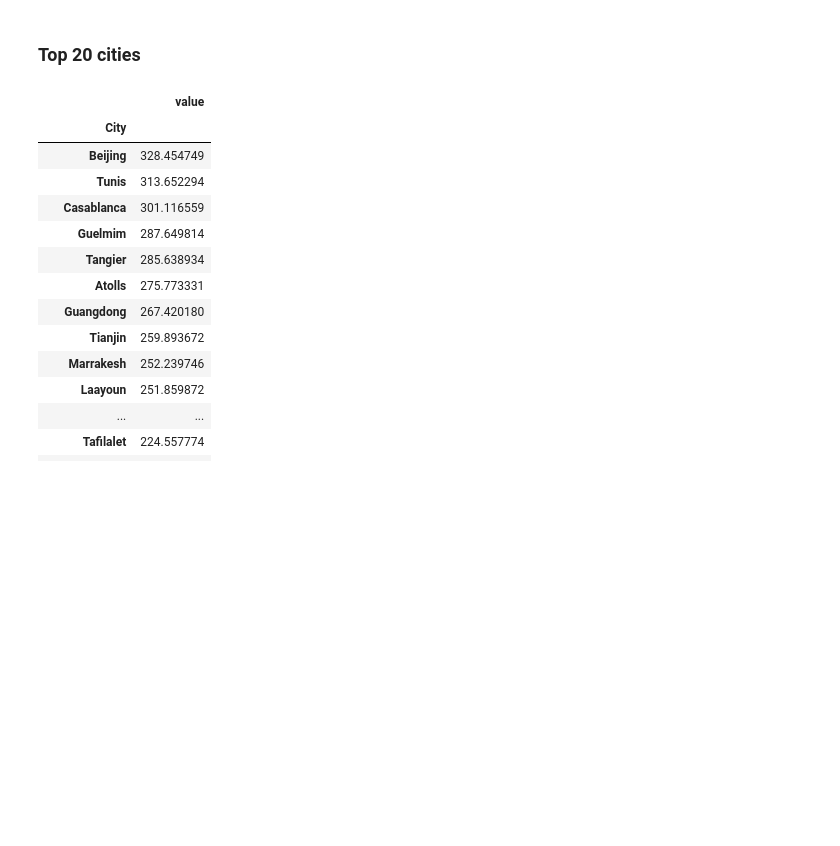
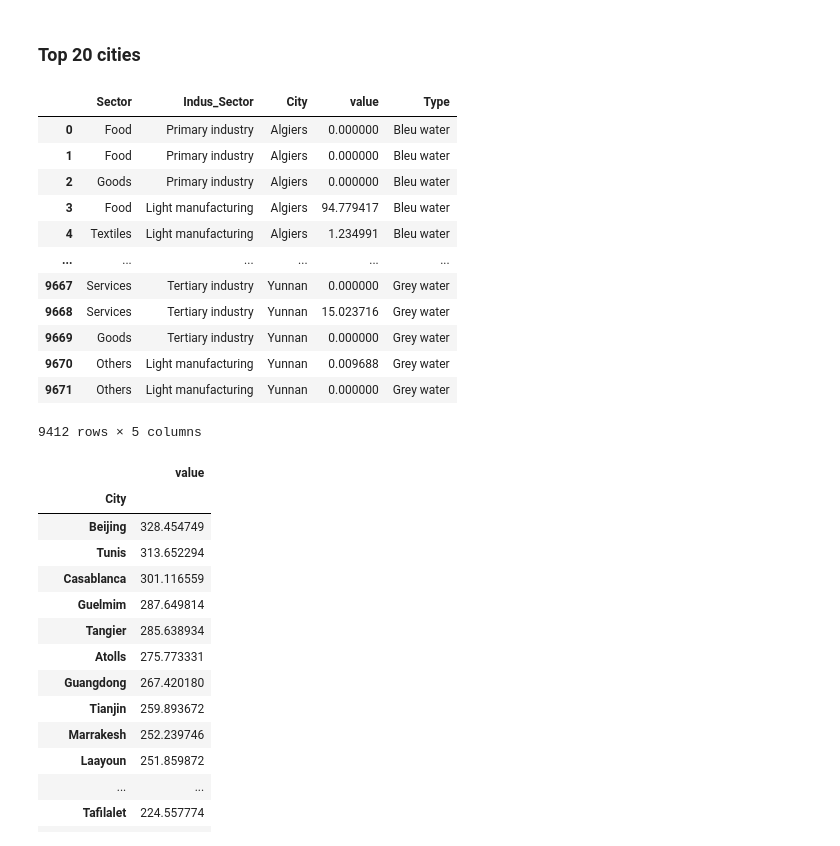
Before and after one commit to mohamed-hachaichi/Virtual_Water_Project, a Jupyter notebook: Code/Code.ipynb, the cells around one changed output. Saved outputs shown, nothing was run; the diff lists cells and outputs as text; code cells hidden in the pictures; blank space fills up the shorter version.

```diff
--- a/Code/Code.ipynb
+++ b/Code/Code.ipynb
@@ -858,6 +858,22 @@ ds.head(3)
 | 2 | Goods | Primary industry | Algiers | 0.0 | Bleu water |
 # %% [markdown]
 ### Top 20 cities
+# %%
+ds
+# %% [output]
+|  | Sector | Indus_Sector | City | value | Type |
+| 0 | Food | Primary industry | Algiers | 0.000000 | Bleu water |
+| 1 | Food | Primary industry | Algiers | 0.000000 | Bleu water |
+| 2 | Goods | Primary industry | Algiers | 0.000000 | Bleu water |
+| 3 | Food | Light manufacturing | Algiers | 94.779417 | Bleu water |
+| 4 | Textiles | Light manufacturing | Algiers | 1.234991 | Bleu water |
+| ... | ... | ... | ... | ... | ... |
+| 9667 | Services | Tertiary industry | Yunnan | 0.000000 | Grey water |
+| 9668 | Services | Tertiary industry | Yunnan | 15.023716 | Grey water |
+| 9669 | Goods | Tertiary industry | Yunnan | 0.000000 | Grey water |
+| 9670 | Others | Light manufacturing | Yunnan | 0.009688 | Grey water |
+| 9671 | Others | Light manufacturing | Yunnan | 0.000000 | Grey water |
+9412 rows × 5 columns
 # %%
 ds.query('Type == "Bleu water"').groupby('City').sum().sort_values(by = 'value', ascending =False).head(20)
 # %% [output]
```
Also changed, not shown: parts of 1 cell of this notebook, 4 other files.
